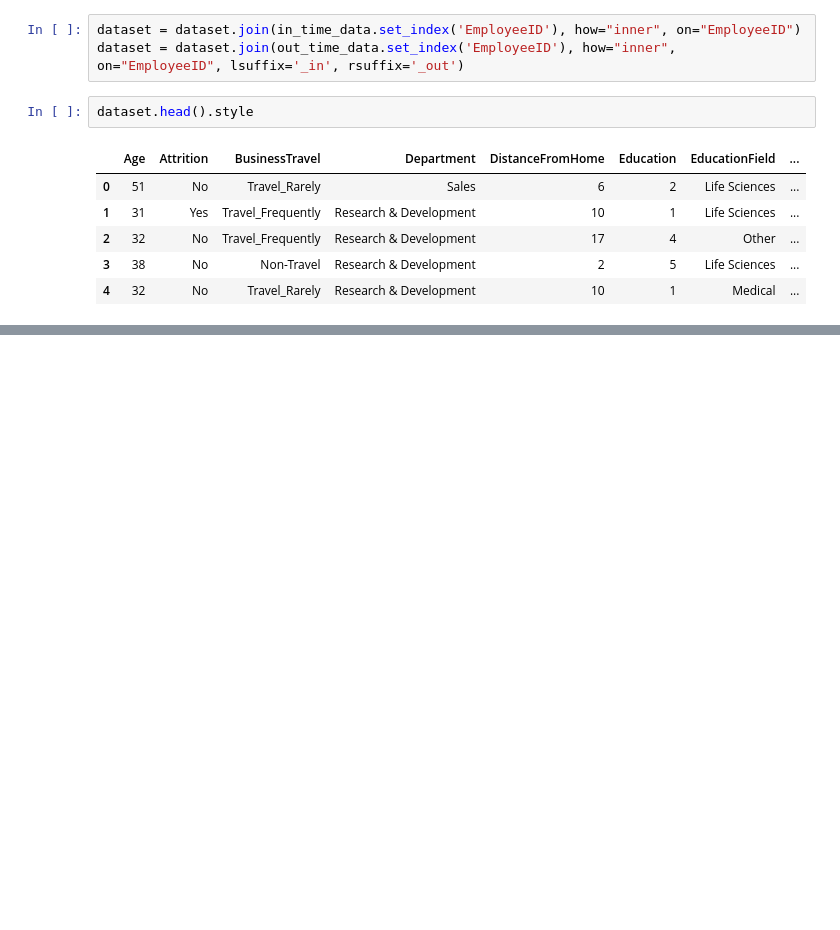
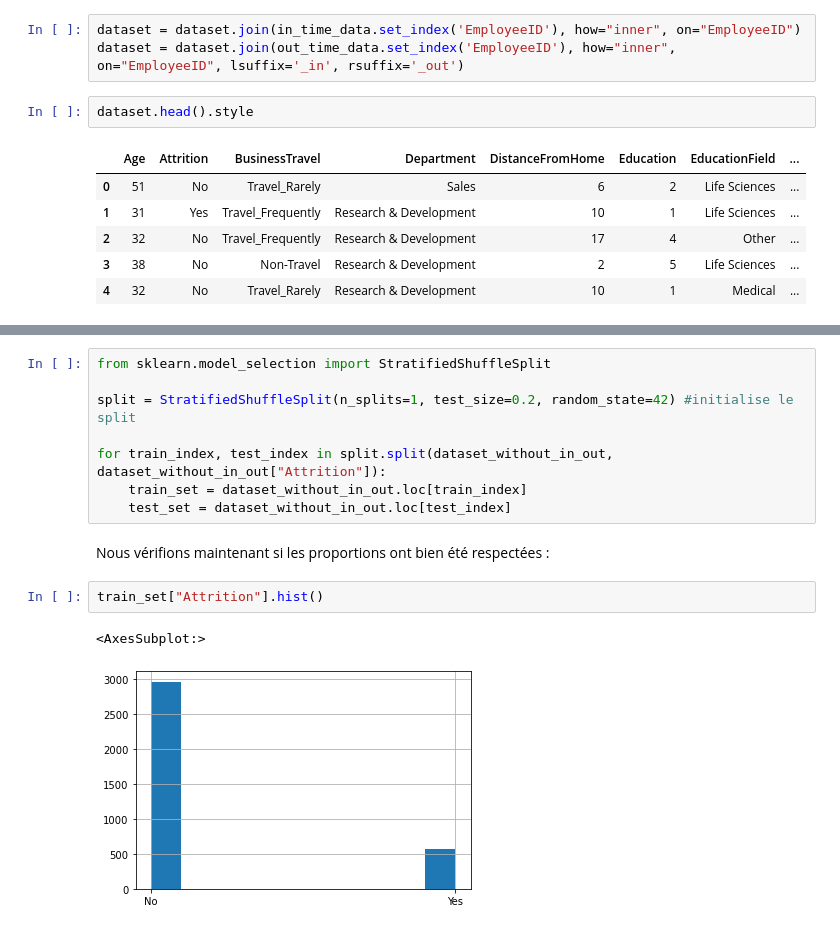
Before and after one commit to Ugo-Girard-Tissier/Projet-IA, a Jupyter notebook: Projet IA.ipynb, the cells around one changed output, grey strips where cells are left out. Drawn from its saved outputs; the diff is of its cells as text; blank space fills up the shorter version.

```diff
--- a/Projet IA.ipynb
+++ b/Projet IA.ipynb
@@ -162,0 +297,15 @@ dataset.head().style
+# %%
+from sklearn.model_selection import StratifiedShuffleSplit
+
+split = StratifiedShuffleSplit(n_splits=1, test_size=0.2, random_state=42) #initialise le split
+
+for train_index, test_index in split.split(dataset_without_in_out, dataset_without_in_out["Attrition"]):
+    train_set = dataset_without_in_out.loc[train_index]
+    test_set = dataset_without_in_out.loc[test_index]
+# %% [markdown]
+Nous vérifions maintenant si les proportions ont bien été respectées :
+# %%
+train_set["Attrition"].hist()
+# %% [output]
+<AxesSubplot:>
+[figure, added]
```
Also changed, not shown: parts of 35 cells of this notebook.
